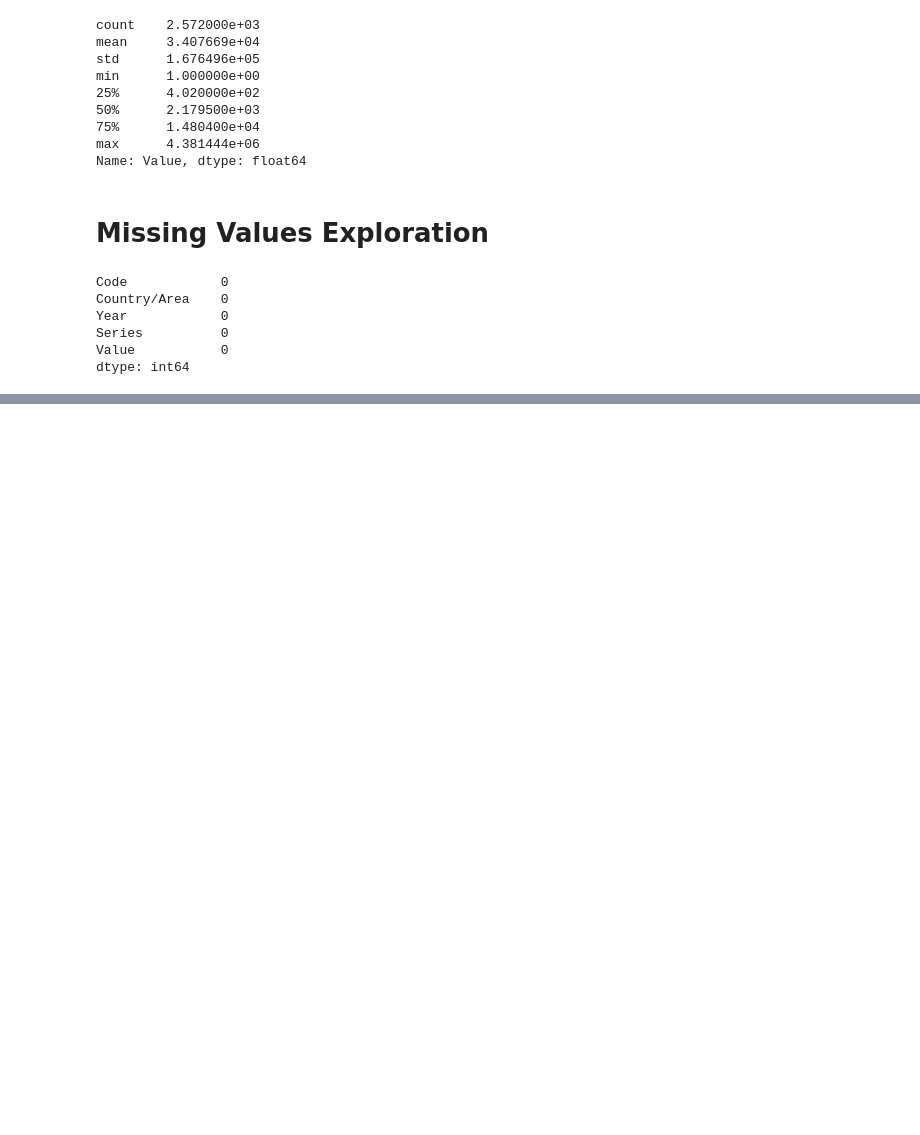
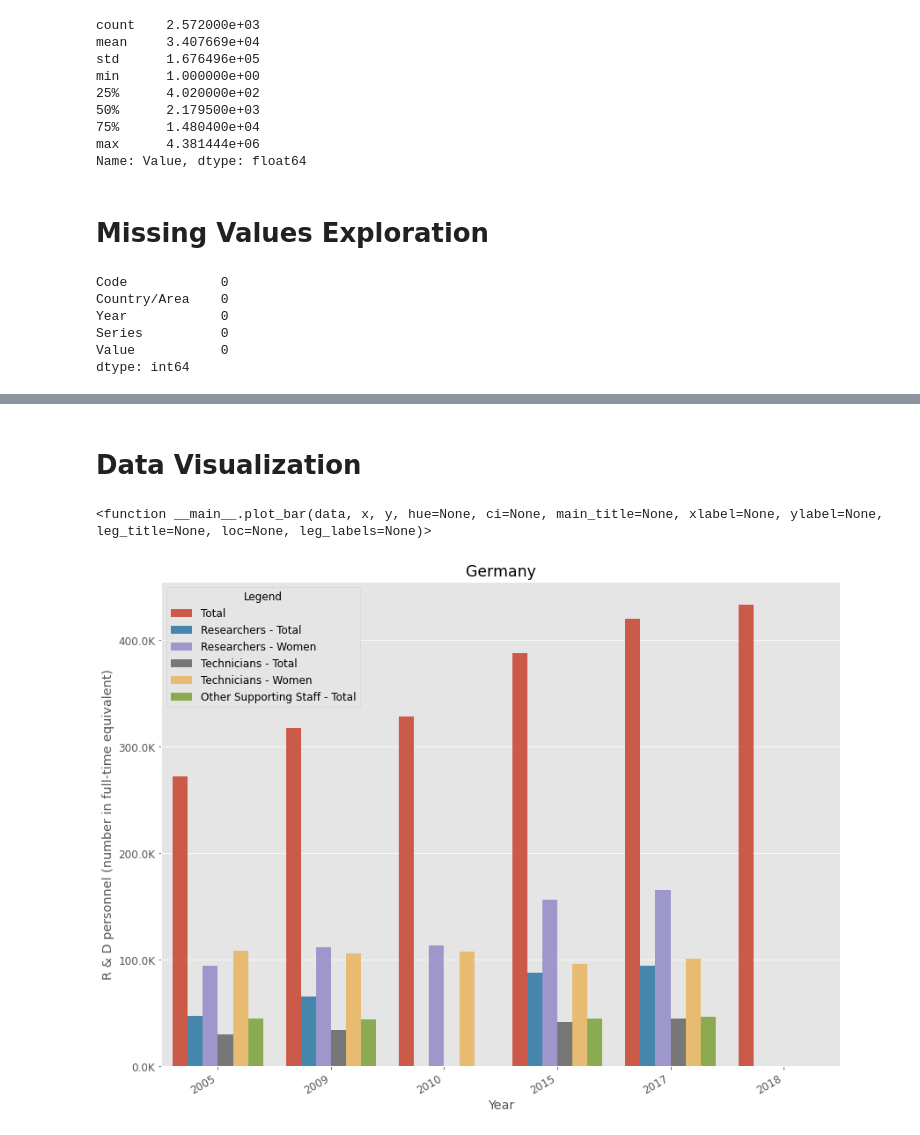
Before and after one commit to eldrigeampong/Data-Science, a Jupyter notebook: UN/Science and technology/project1.ipynb, the cells around one changed output, grey strips where cells are left out. Drawn from its saved outputs; the diff is of its cells as text; code cells hidden in the pictures; blank space fills up the shorter version.

```diff
--- a/UN/Science and technology/project1.ipynb
+++ b/UN/Science and technology/project1.ipynb
@@ -223,0 +226,3 @@ dtype: int64
+# %%
+df1_gpd_cnty = df1.groupby('Country/Area')
+df1_gpd_cnty.head()
@@ -223,0 +243,46 @@ dtype: int64
+# %% [markdown]
+# Data Visualization
+# %%
+from matplotlib.ticker import FuncFormatter
+
+# helper function for formatting y-axis
+def thousand(x, pos):
+    return '%1.1fK' % (x * 1e-3)
+
+format_tsd = FuncFormatter(thousand)
+
+# bar plot helper function
+def plot_bar(data, x, y, hue=None, ci=None, main_title=None, xlabel=None, ylabel=None, leg_title=None, loc=None, leg_labels=None):
+    # create figure and axis
+    fig, ax = plt.subplots()
+    fig.autofmt_xdate()
+
+    # plot bar charts
+    sns.barplot(
+        data=data,
+        x=x, y=y, hue=hue,
+        ci=ci, ax=ax
+    )
+
+    # label plots
+    ax.set(title=main_title, xlabel=xlabel, ylabel=ylabel)
+
+    # format y-axis
+    ax.yaxis.set_major_formatter(format_tsd)
+
+    # label legend
+    plt.legend(title=leg_title, loc=loc, labels=leg_labels)
+
+    return plot_bar
+# %%
+plot_bar(
+    data=df1_gpd_cnty.get_group('Germany'),
+    x='Year', y='Value',
+    hue='Series', ci=None,
+    main_title='Germany', xlabel='Year', ylabel='R & D personnel (number in full-time equivalent)',
+    leg_title='Legend', loc=2, leg_labels=['Total', 'Researchers - Total', 'Researchers - Women', 'Technicians - Total',
+                                           'Technicians - Women', 'Other Supporting Staff - Total', 'Other Supporting Staff - Women']
+)
+# %% [output]
+<function __main__.plot_bar(data, x, y, hue=None, ci=None, main_title=None, xlabel=None, ylabel=None, leg_title=None, loc=None, leg_labels=None)>
+[figure, added]
```
Also changed, not shown: parts of 5 cells of this notebook, 1 other file.
